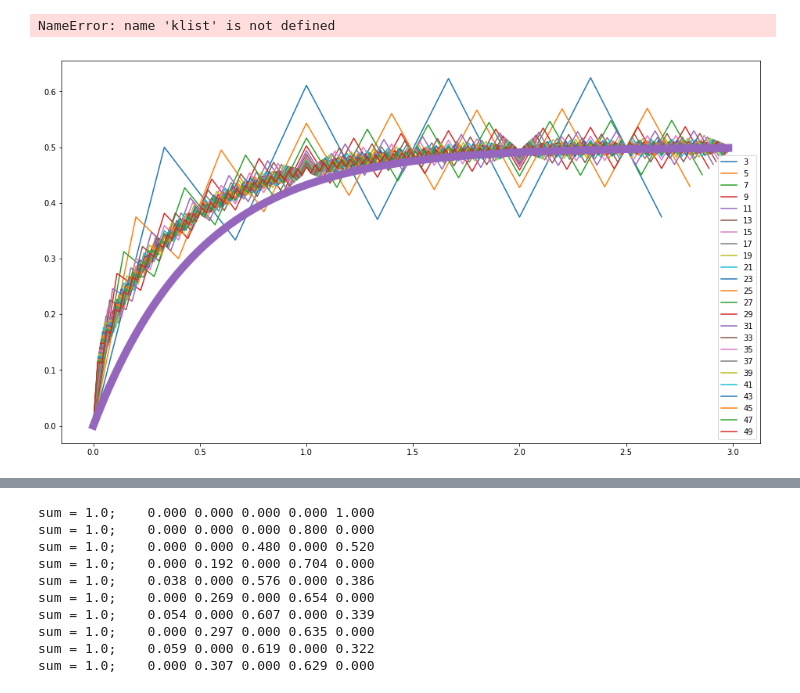
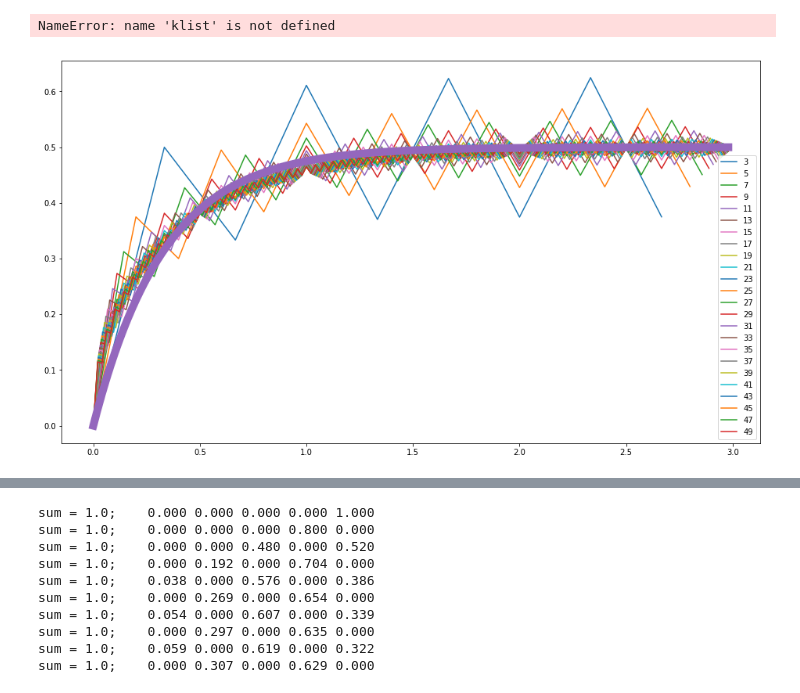
Before and after one commit to lukasgeyrhofer/flippingbits, a Jupyter notebook: dynamics.ipynb, the cells around one changed output, grey strips where cells are left out. Cells and saved outputs as stored; diff of their text form; code cells hidden in the pictures.

```diff
--- a/dynamics.ipynb
+++ b/dynamics.ipynb
@@ -44,7 +44,7 @@ array([0.        , 0.19617606, 0.        , 0.62498942, 0.        ,
 # %%
 # ProbDistr of states iterated
 
-q = deltastart(1,6)
+q = deltastart(0,6)
 maxsteps = 10
 for i in range(maxsteps):
     plt.plot(q)
@@ -56,7 +56,7 @@ plt.show()
 # %%
 # Probability of flip depending on initial state
 
-k = 21
+k = 11
 lgnd = []
 for i in range(k+1):
     p = np.array([probflipping(i,s,k) for s in range(3*k)])
@@ -155,15 +155,15 @@ for k in np.arange(3,50,step = 2):
 # %%
 lgnd=[]
 for x in totalpf:
     plt.plot(x[0],x[1])
     lgnd.append(int(1/x[0][1]))
 
 x = np.arange(start = 0, stop = 3, step = .02)
-plt.plot(x,.5*(1-np.exp(-2*x)), lw = 10)
+plt.plot(x,.5*(1-np.exp(-3.0*x)), lw = 10)
 plt.legend(lgnd)
 plt.show()
 # %% [output]
-[figure, old version]
+[figure, new version]
 # %%
 # interpolate approach to asymptotic form by smearing out the oscillating signal
 # set smeared[i] ~ 0.25 * x[i-1] + 0.50 * x[i] + 0.25 * x[i+1]
```
Also changed, not shown: parts of 5 cells of this notebook.
